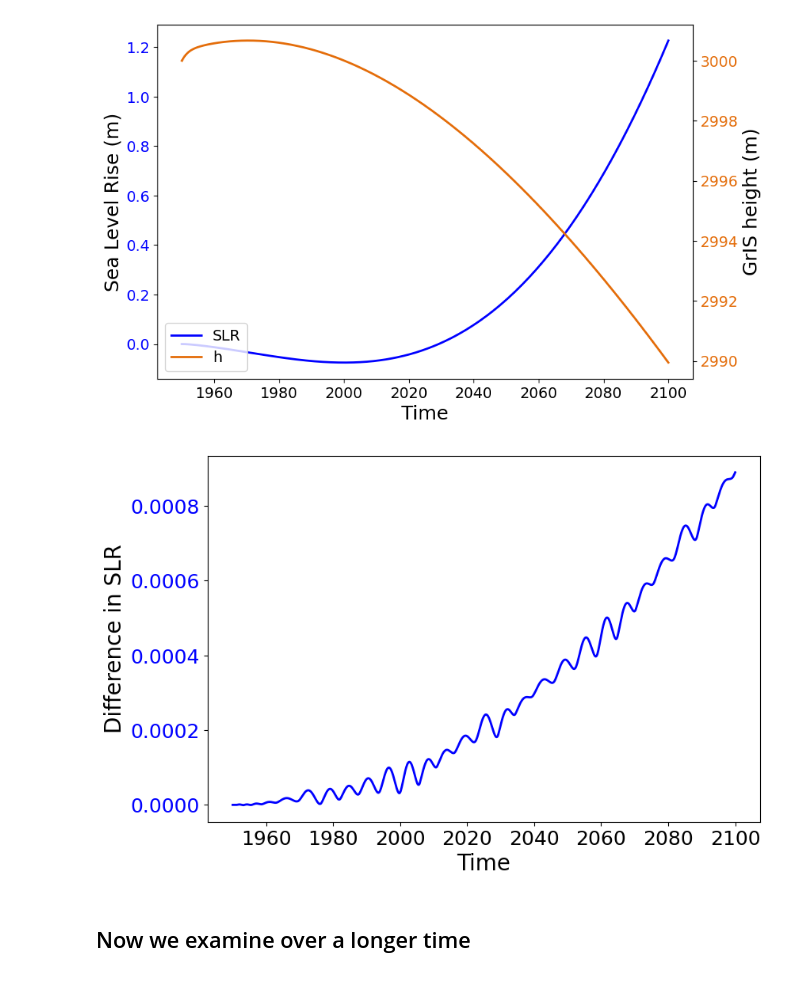
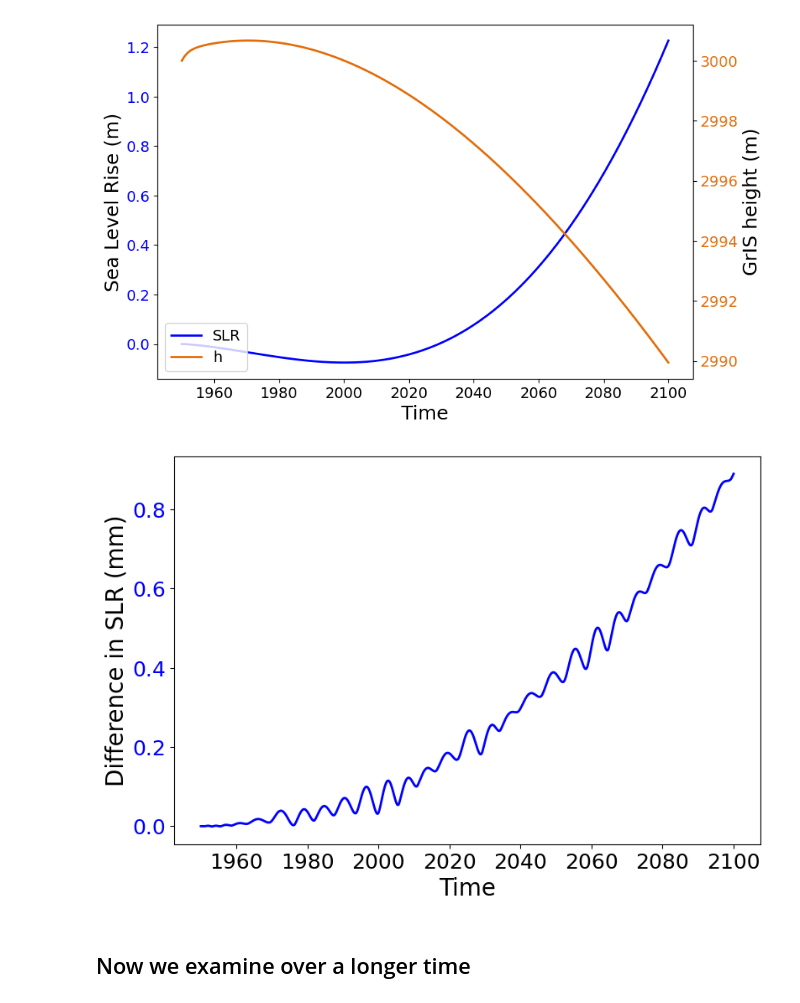
Before and after one commit to Sez26/MMSD, a Jupyter notebook: Question2/TipPoint_06.ipynb, the cells around one changed output. Cells and saved outputs as stored; diff of their text form; code cells hidden in the pictures.

```diff
--- a/Question2/TipPoint_06.ipynb
+++ b/Question2/TipPoint_06.ipynb
@@ -330,17 +330,17 @@ plt.show()
 [figure]
 # %%
 # find the difference in SLR for linear and constant emissions scenario
-diff_SLR = sol_2100_lin.y[4] - sol_2100_c.y[4]
+diff_SLR = (sol_2100_lin.y[4] - sol_2100_c.y[4])*1000
 
 fig1, ax1 = plt.subplots(figsize=(9, 6))
 
 ax1.plot(sol_2100_c.t, diff_SLR, label="SLR", color="blue", linewidth = 2)
 ax1.set_xlabel("Time", fontdict={'fontsize':20})
-ax1.set_ylabel("Difference in SLR", fontdict={'fontsize':20})
+ax1.set_ylabel("Difference in SLR (mm)", fontdict={'fontsize':20})
 ax1.tick_params(axis="y", labelcolor="blue", labelsize=18)
 ax1.tick_params(axis="x", labelsize=18)
 # %% [output]
-[figure, old version]
+[figure, new version]
 # %% [markdown]
 ## Now we examine over a longer time
 # %%
```
Also changed, not shown: parts of 2 cells of this notebook, 2 other files.
